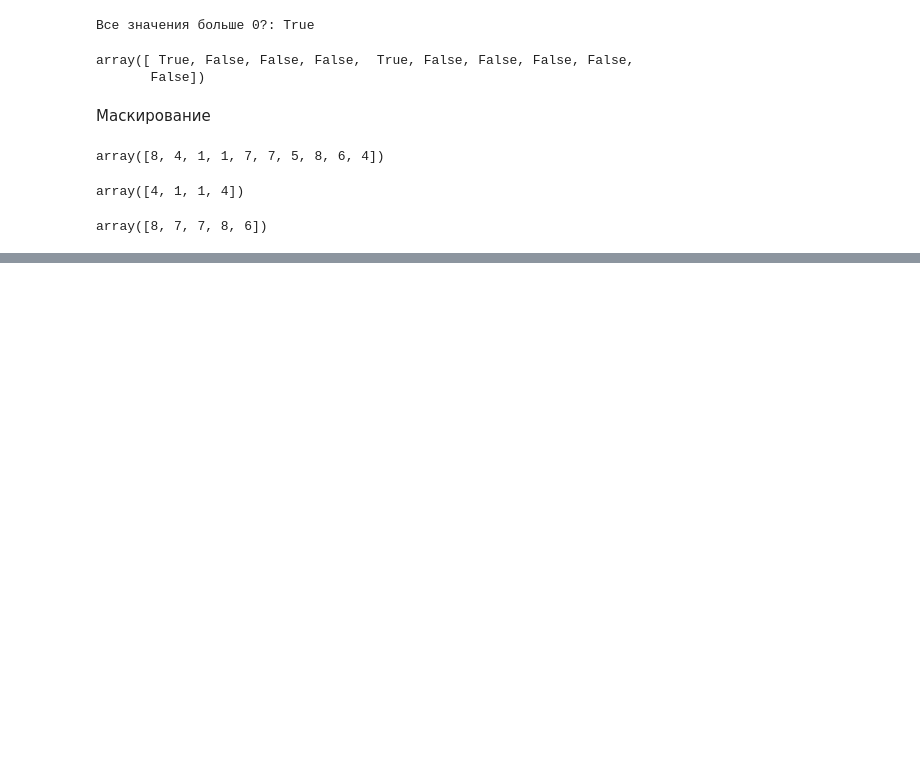
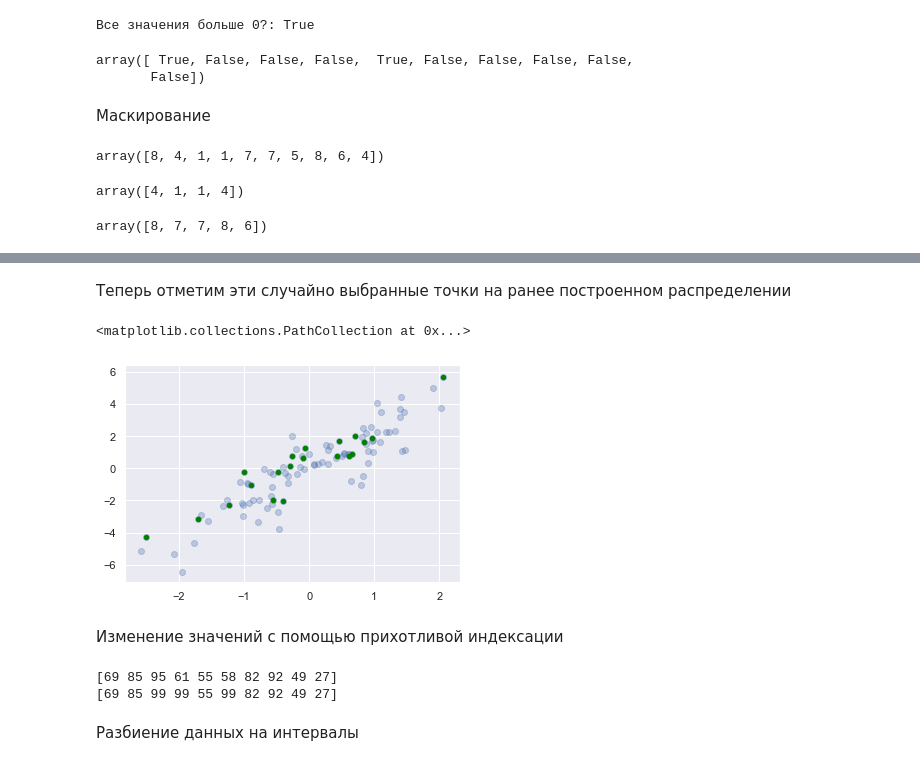
Before and after one commit to dmitry10x/ml_book, a Jupyter notebook: numpy/numpy.ipynb, the cells around one changed output, grey strips where cells are left out. Cells and saved outputs as stored; diff of their text form; code cells hidden in the pictures; blank space fills up the shorter version.

```diff
--- a/numpy/numpy.ipynb
+++ b/numpy/numpy.ipynb
@@ -740,0 +821,21 @@ array([8, 7, 7, 8, 6])
+# %% [markdown]
+Теперь отметим эти случайно выбранные точки на ранее построенном распределении
+# %%
+plt.scatter(X[:,0], X[:,1], alpha=0.3)
+plt.scatter(selection[:,0], selection[:,1], facecolor='green', s=20)
+# %% [output]
+<matplotlib.collections.PathCollection at 0x...>
+[figure, added]
+# %% [markdown]
+Изменение значений с помощью прихотливой индексации
+# %%
+x = np.random.randint(100, size=10)
+print(x)
+ind = [3,2,5] #список индексов
+x[ind] = 99
+print(x)
+# %% [output]
+[69 85 95 61 55 58 82 92 49 27]
+[69 85 99 99 55 99 82 92 49 27]
+# %% [markdown]
+Разбиение данных на интервалы
```
Also changed, not shown: parts of 33 cells of this notebook.
